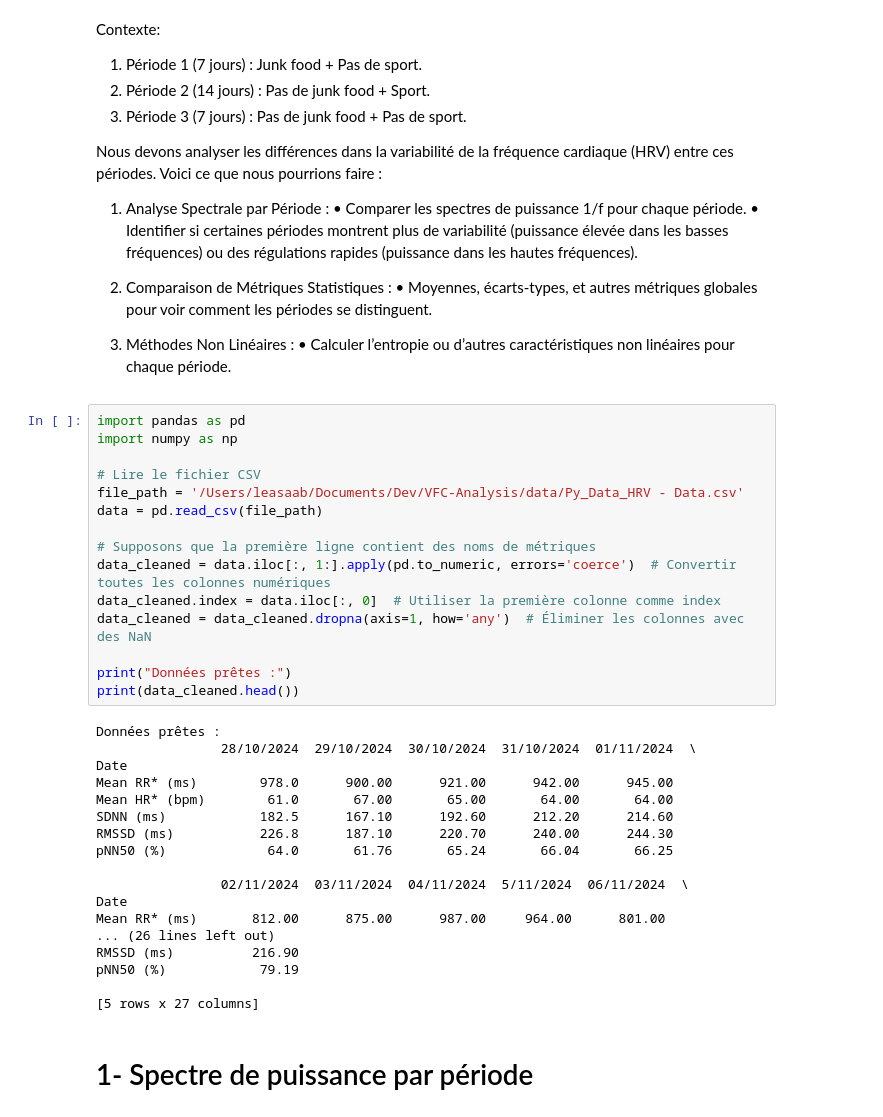
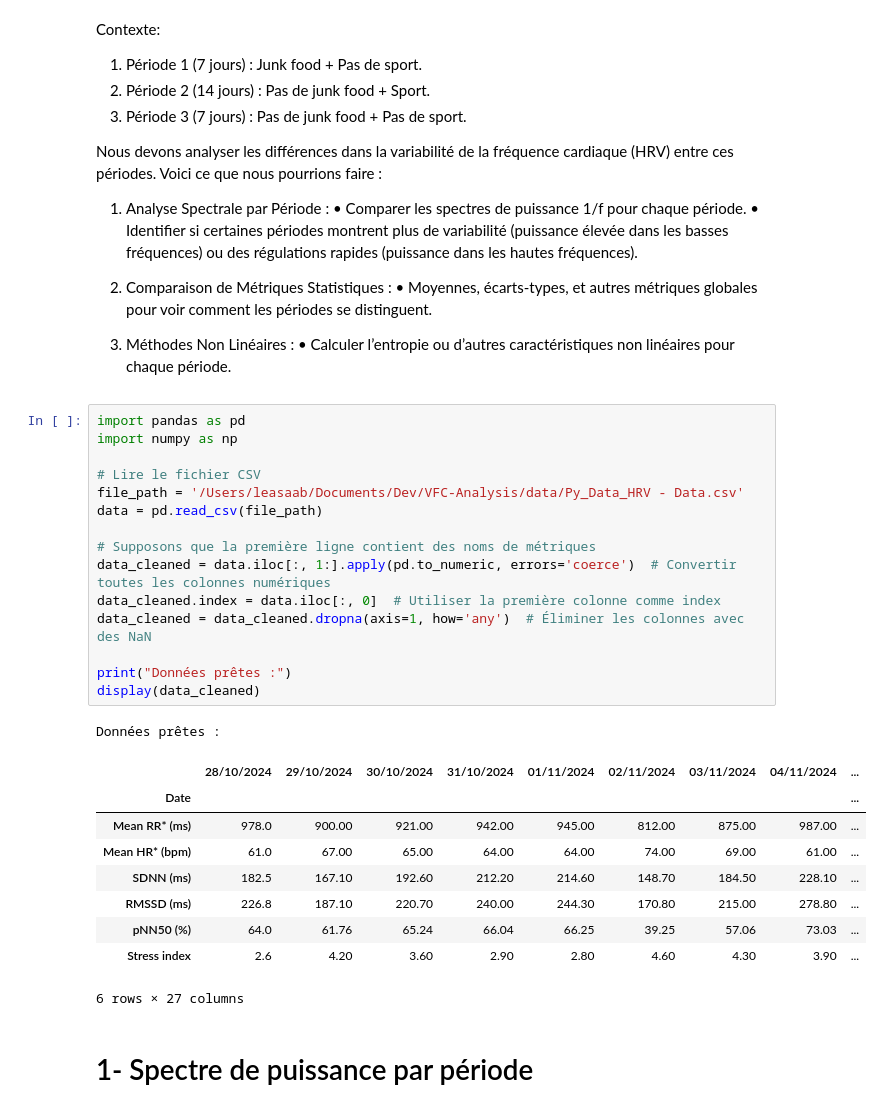
Before and after one commit to leyah-sa/VFC-Analysis, a Jupyter notebook: notebooks/Partie 2/non-linear.ipynb, the cells around one changed output. Cells and saved outputs as stored; diff of their text form.

```diff
--- a/notebooks/Partie 2/non-linear.ipynb
+++ b/notebooks/Partie 2/non-linear.ipynb
@@ -21,36 +21,29 @@ Nous devons analyser les différences dans la variabilité de la fréquence card
 # %%
 import pandas as pd
 import numpy as np
 
 # Lire le fichier CSV
 file_path = '/Users/leasaab/Documents/Dev/VFC-Analysis/data/Py_Data_HRV - Data.csv'
 data = pd.read_csv(file_path)
 
 # Supposons que la première ligne contient des noms de métriques
 data_cleaned = data.iloc[:, 1:].apply(pd.to_numeric, errors='coerce')  # Convertir toutes les colonnes numériques
 data_cleaned.index = data.iloc[:, 0]  # Utiliser la première colonne comme index
 data_cleaned = data_cleaned.dropna(axis=1, how='any')  # Éliminer les colonnes avec des NaN
 
 print("Données prêtes :")
-print(data_cleaned.head())
+display(data_cleaned)
 # %% [output]
 Données prêtes :
-                28/10/2024  29/10/2024  30/10/2024  31/10/2024  01/11/2024  \
-Date
-Mean RR* (ms)        978.0      900.00      921.00      942.00      945.00
-Mean HR* (bpm)        61.0       67.00       65.00       64.00       64.00
-SDNN (ms)            182.5      167.10      192.60      212.20      214.60
-RMSSD (ms)           226.8      187.10      220.70      240.00      244.30
-pNN50 (%)             64.0       61.76       65.24       66.04       66.25
-
-                02/11/2024  03/11/2024  04/11/2024  5/11/2024  06/11/2024  \
-Date
-Mean RR* (ms)       812.00      875.00      987.00     964.00      801.00
-... (26 lines left out)
-RMSSD (ms)          216.90
-pNN50 (%)            79.19
-
-[5 rows x 27 columns]
+|  | 28/10/2024 | 29/10/2024 | 30/10/2024 | 31/10/2024 | 01/11/2024 | 02/11/2024 | 03/11/2024 | 04/11/2024 | ... |
+| Date |  |  |  |  |  |  |  |  | ... |
+| Mean RR* (ms) | 978.0 | 900.00 | 921.00 | 942.00 | 945.00 | 812.00 | 875.00 | 987.00 | ... |
+| Mean HR* (bpm) | 61.0 | 67.00 | 65.00 | 64.00 | 64.00 | 74.00 | 69.00 | 61.00 | ... |
+| SDNN (ms) | 182.5 | 167.10 | 192.60 | 212.20 | 214.60 | 148.70 | 184.50 | 228.10 | ... |
+| RMSSD (ms) | 226.8 | 187.10 | 220.70 | 240.00 | 244.30 | 170.80 | 215.00 | 278.80 | ... |
+| pNN50 (%) | 64.0 | 61.76 | 65.24 | 66.04 | 66.25 | 39.25 | 57.06 | 73.03 | ... |
+| Stress index | 2.6 | 4.20 | 3.60 | 2.90 | 2.80 | 4.60 | 4.30 | 3.90 | ... |
+6 rows × 27 columns
 # %% [markdown]
 # 1- Spectre de puissance par période
 # %%
```
Also changed, not shown: parts of 5 cells of this notebook.
